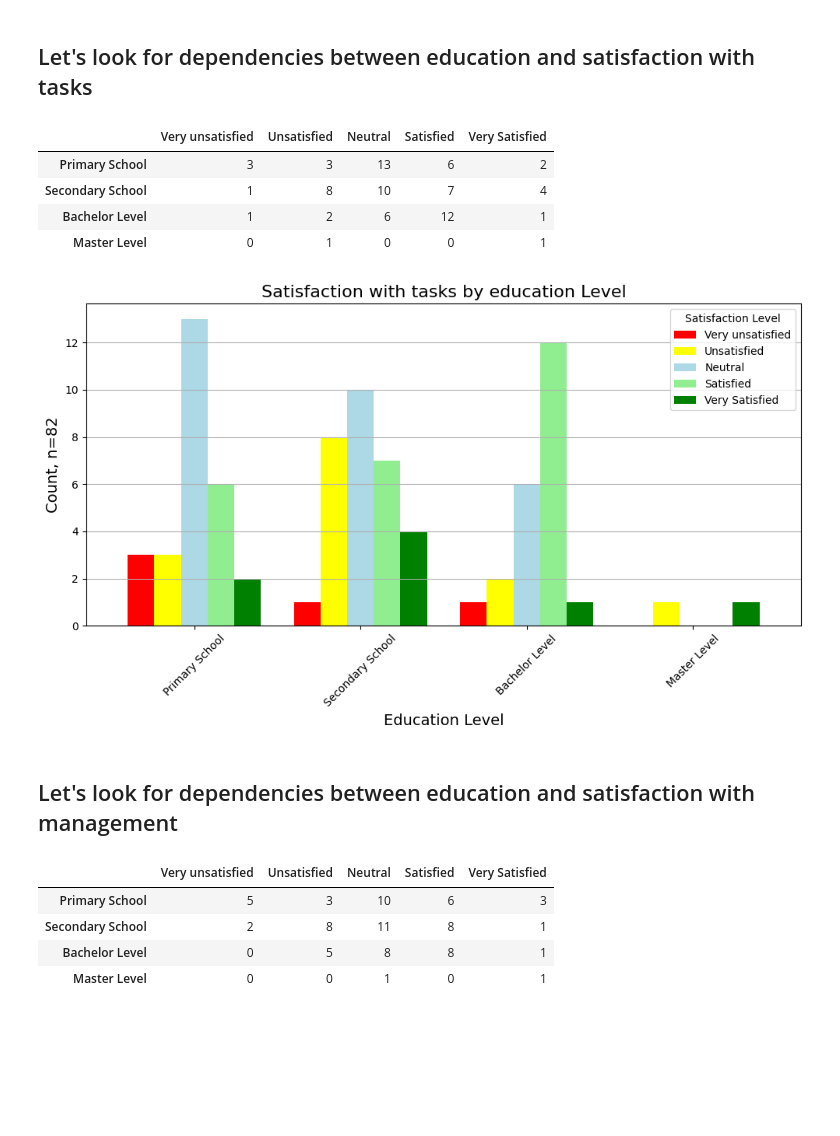
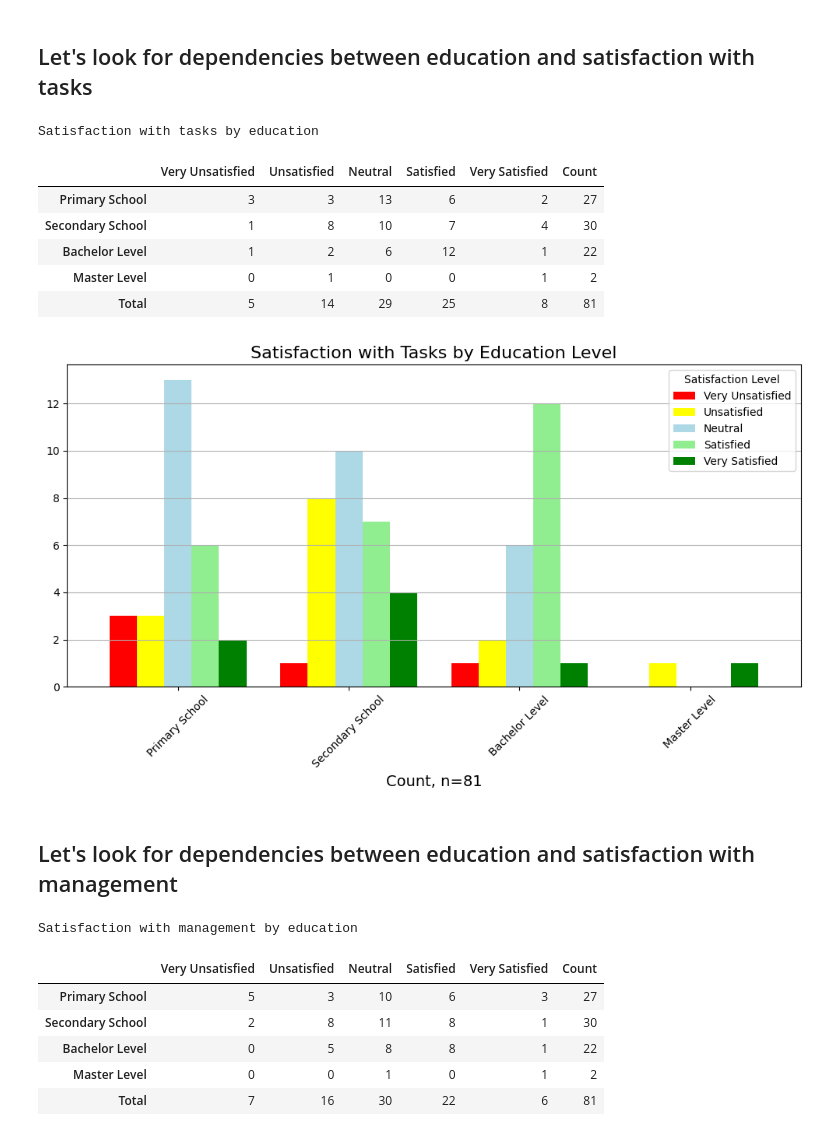
Before and after one commit to jemlau/DataAnalysisProject, a Jupyter notebook: harjoitustyöJEMINA.ipynb, the cells around one changed output. Saved outputs shown, nothing was run; the diff lists cells and outputs as text; code cells hidden in the pictures; blank space fills up the shorter version.

```diff
--- a/harjoitustyöJEMINA.ipynb
+++ b/harjoitustyöJEMINA.ipynb
@@ -161,43 +169,70 @@ plt.show()
 # %%
 df_eduandtasks = pd.crosstab(df['education'], df['sat_tasks'])
 df_eduandtasks.index = ['Primary School', 'Secondary School', 'Bachelor Level', 'Master Level']
-df_eduandtasks.columns = ['Very unsatisfied', 'Unsatisfied', 'Neutral', 'Satisfied', 'Very Satisfied']
+df_eduandtasks.columns = ['Very Unsatisfied', 'Unsatisfied', 'Neutral', 'Satisfied', 'Very Satisfied']
+
 df_eduandtasks = df_eduandtasks.round(0).astype(int)
+
+df_eduandtasks['Count'] = df_eduandtasks.sum(axis=1)
+
+total_counts = df_eduandtasks.iloc[:, :-1].sum()
+total_count = df_eduandtasks['Count'].sum()
+
+df_eduandtasks.loc['Total'] = total_counts
+df_eduandtasks.loc['Total', 'Count'] = total_count
+
+df_eduandtasks = df_eduandtasks.round(0).astype(int)
+
+print("Satisfaction with tasks by education")
 df_eduandtasks
 # %% [output]
+Satisfaction with tasks by education
-|  | Very unsatisfied | Unsatisfied | Neutral | Satisfied | Very Satisfied |
-| Primary School | 3 | 3 | 13 | 6 | 2 |
-| Secondary School | 1 | 8 | 10 | 7 | 4 |
-| Bachelor Level | 1 | 2 | 6 | 12 | 1 |
-| Master Level | 0 | 1 | 0 | 0 | 1 |
+|  | Very Unsatisfied | Unsatisfied | Neutral | Satisfied | Very Satisfied | Count |
+| Primary School | 3 | 3 | 13 | 6 | 2 | 27 |
+| Secondary School | 1 | 8 | 10 | 7 | 4 | 30 |
+| Bachelor Level | 1 | 2 | 6 | 12 | 1 | 22 |
+| Master Level | 0 | 1 | 0 | 0 | 1 | 2 |
+| Total | 5 | 14 | 29 | 25 | 8 | 81 |
 # %%
-colors=['red', 'yellow', 'lightblue', 'lightgreen', 'green']
-df_eduandtasks.plot(kind='bar', figsize=(10, 6), width=0.8, color=colors)
+n = total_count
+colors = ['red', 'yellow', 'lightblue', 'lightgreen', 'green']
+df_eduandtasks.iloc[:-1, :-1].plot(kind='bar', figsize=(10, 6), width=0.8, color=colors)
 
-plt.title('Satisfaction with tasks by education Level', fontsize=16)
-plt.xlabel('Education Level', fontsize=14)
-plt.ylabel('Count, n=' + str(n), fontsize=14)
+plt.title('Satisfaction with Tasks by Education Level', fontsize=16)
+plt.xlabel('Count, n=' + str(n), fontsize=14)
 plt.xticks(rotation=45)
 plt.legend(title='Satisfaction Level')
 plt.grid(axis='y')
 
-
 plt.tight_layout()
 plt.show()
 # %% [output]
-[figure, old version]
+[figure, new version]
 # %% [markdown]
 ## Let's look for dependencies between education and satisfaction with management
 # %%
 df_eduandmanag = pd.crosstab(df['education'], df['sat_management'])
 df_eduandmanag.index = ['Primary School', 'Secondary School', 'Bachelor Level', 'Master Level']
-df_eduandmanag.columns = ['Very unsatisfied', 'Unsatisfied', 'Neutral', 'Satisfied', 'Very Satisfied']
+df_eduandmanag.columns = ['Very Unsatisfied', 'Unsatisfied', 'Neutral', 'Satisfied', 'Very Satisfied']
+
+df_eduandmanag['Count'] = df_eduandmanag.sum(axis=1)
+
+total_counts = df_eduandmanag.iloc[:, :-1].sum()
+total_count = df_eduandmanag['Count'].sum()
+
+df_eduandmanag.loc['Total'] = total_counts
+df_eduandmanag.loc['Total', 'Count'] = total_count
+
 df_eduandmanag = df_eduandmanag.round(0).astype(int)
+
+print("Satisfaction with management by education")
 df_eduandmanag
 # %% [output]
+Satisfaction with management by education
-|  | Very unsatisfied | Unsatisfied | Neutral | Satisfied | Very Satisfied |
-| Primary School | 5 | 3 | 10 | 6 | 3 |
-| Secondary School | 2 | 8 | 11 | 8 | 1 |
-| Bachelor Level | 0 | 5 | 8 | 8 | 1 |
-| Master Level | 0 | 0 | 1 | 0 | 1 |
+|  | Very Unsatisfied | Unsatisfied | Neutral | Satisfied | Very Satisfied | Count |
+| Primary School | 5 | 3 | 10 | 6 | 3 | 27 |
+| Secondary School | 2 | 8 | 11 | 8 | 1 | 30 |
+| Bachelor Level | 0 | 5 | 8 | 8 | 1 | 22 |
+| Master Level | 0 | 0 | 1 | 0 | 1 | 2 |
+| Total | 7 | 16 | 30 | 22 | 6 | 81 |
 # %%
```
Also changed, not shown: parts of 9 cells of this notebook.
